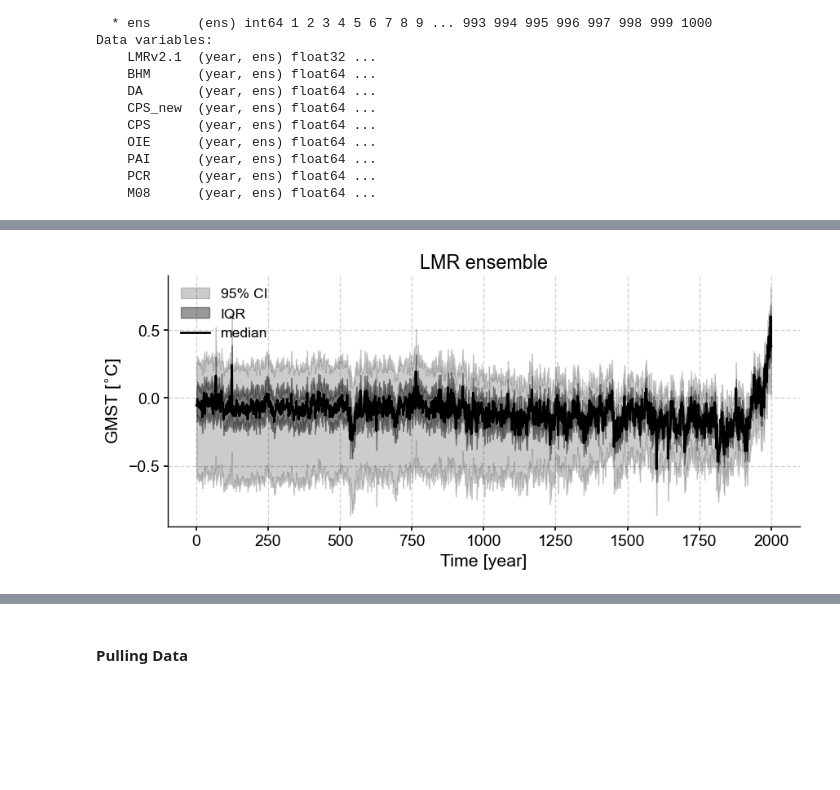
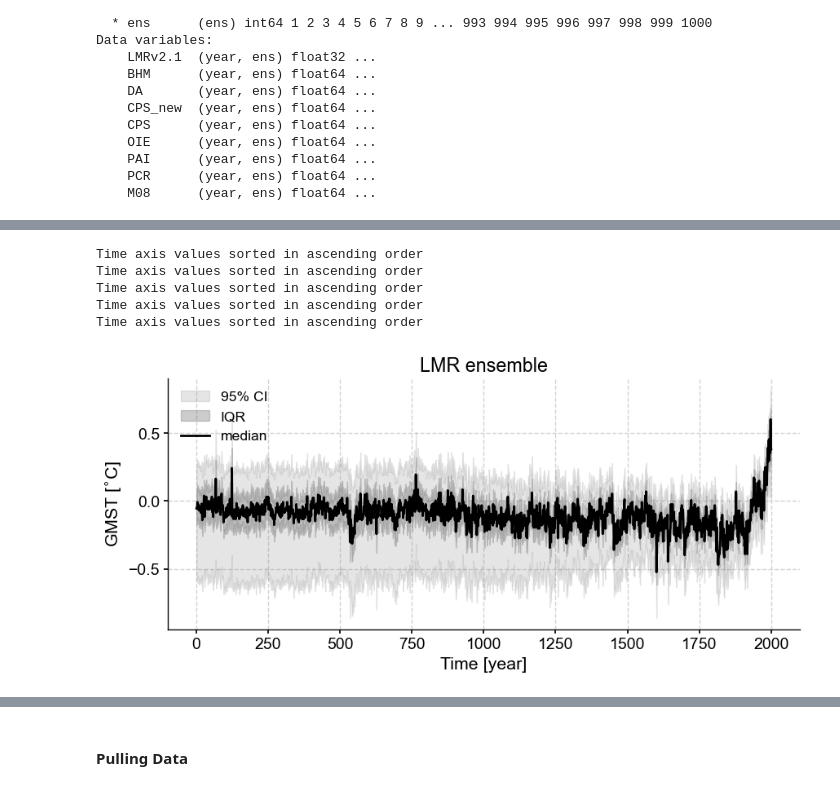
Before and after one commit to LinkedEarth/LMR_CMIP_paleobook, a Jupyter notebook: notebooks/science_bits/CMIP6_LMR.ipynb, the cells around one changed output, grey strips where cells are left out. Saved outputs shown, nothing was run; the diff lists cells and outputs as text; code cells hidden in the pictures; blank space fills up the shorter version.

```diff
--- a/notebooks/science_bits/CMIP6_LMR.ipynb
+++ b/notebooks/science_bits/CMIP6_LMR.ipynb
@@ -101,7 +98,12 @@ Wall time: 4.36 s
 # %%
-lmr_ens.plot_envelope(title='LMR ensemble', shade_clr='k', curve_clr='k');
+lmr_ens.plot_envelope(title='LMR ensemble', shade_clr='gray', curve_clr='k');
 # %% [output]
+Time axis values sorted in ascending order
+Time axis values sorted in ascending order
+Time axis values sorted in ascending order
+Time axis values sorted in ascending order
+Time axis values sorted in ascending order
-[figure, old version]
+[figure, new version]
 # %% [markdown]
 ### CMIP6 & PMIP4
 
```
Also changed, not shown: parts of 35 cells of this notebook.
